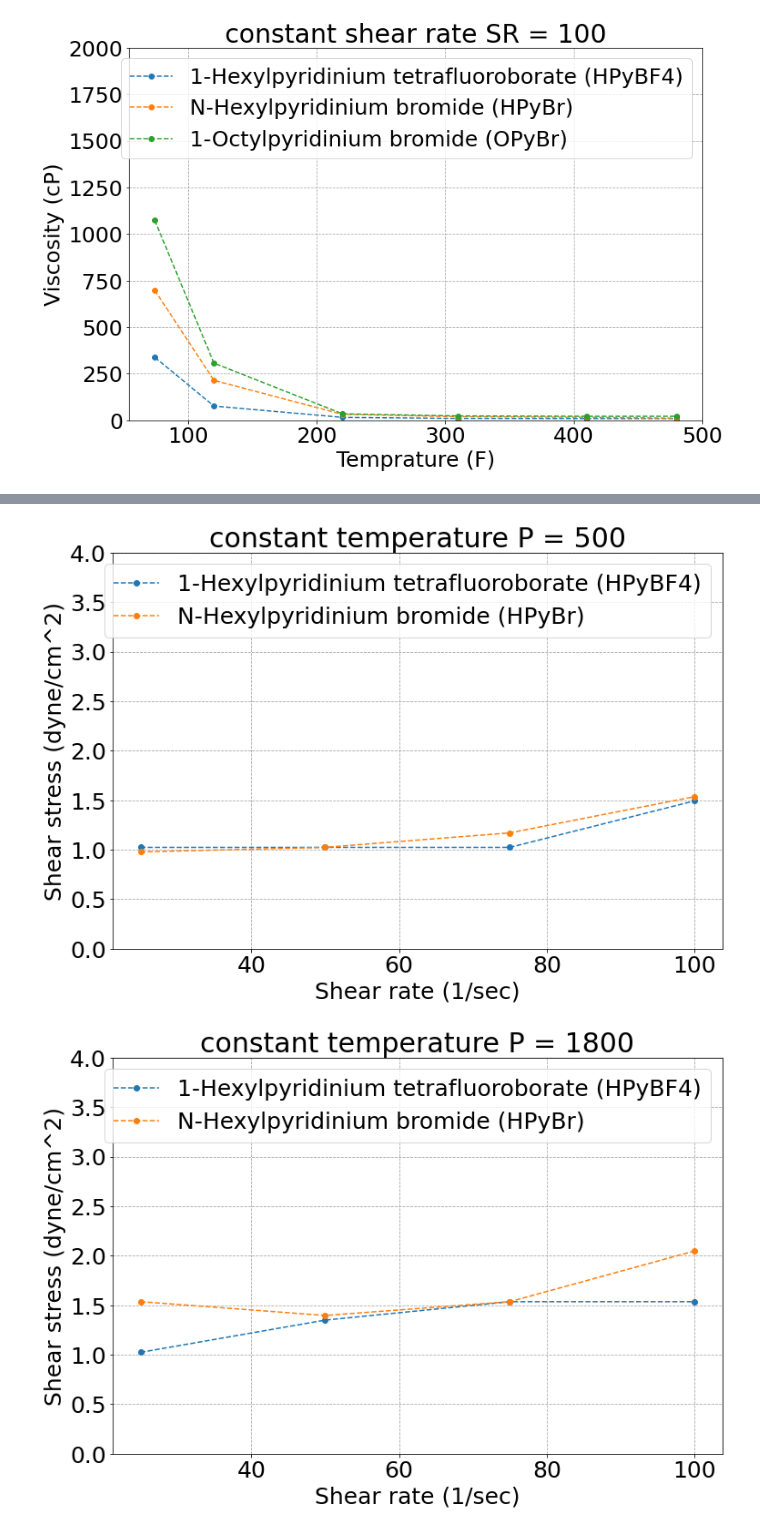
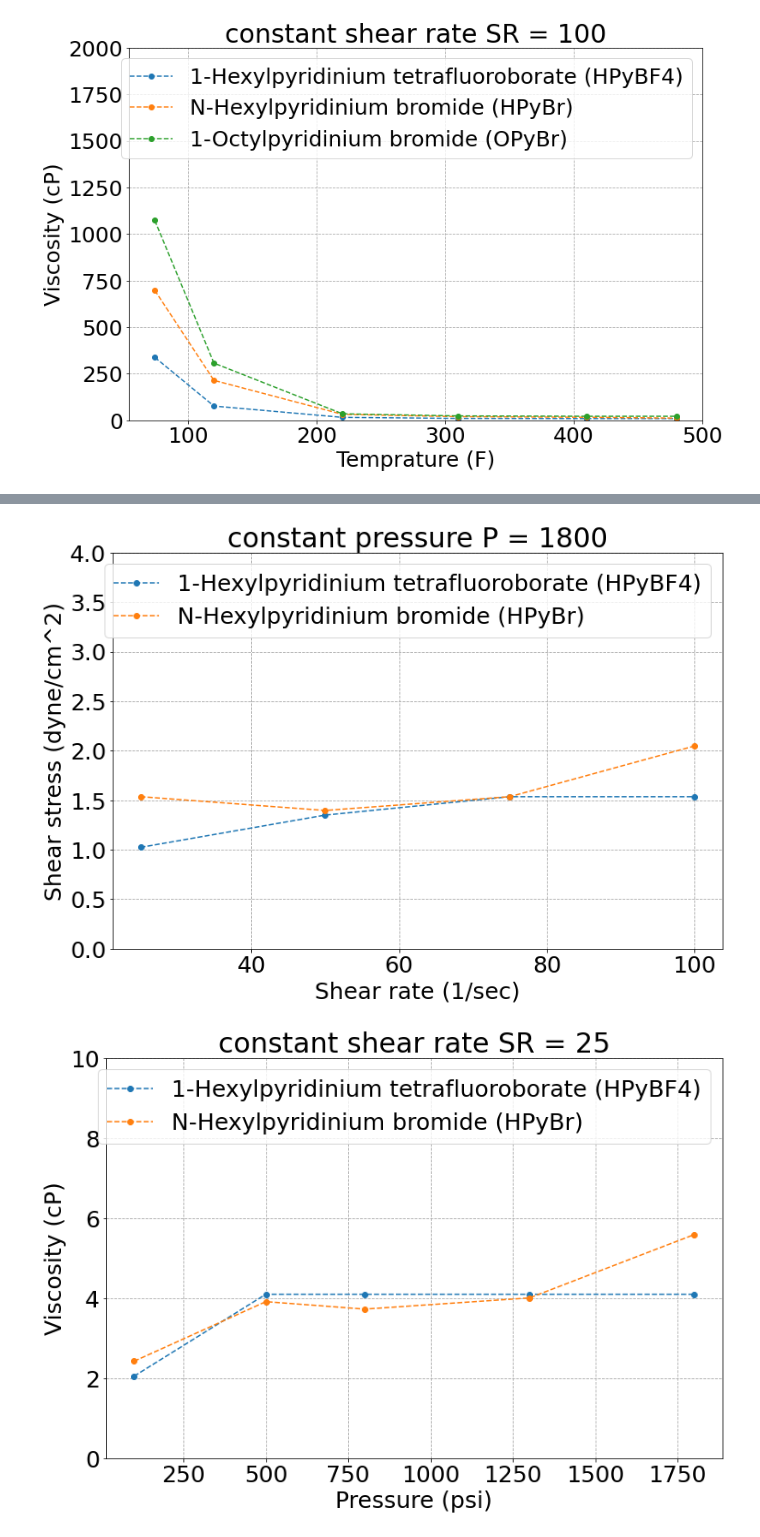
Before and after one commit to Atashnezhad/hpht, a Jupyter notebook: P05.ipynb, the cells around one changed output, grey strips where cells are left out. Saved outputs shown, nothing was run; the diff lists cells and outputs as text; code cells hidden in the pictures.

```diff
--- a/P05.ipynb
+++ b/P05.ipynb
@@ -190,31 +207,33 @@ obj = MyPlot()
 my_dict = obj.plot_data_4(
     data,
     il_names=["HPyBF4_CT", "HPyBr_CT"],
-    grouop_by_parameter=("P", 500),
+    grouop_by_parameter=("P", 1800),
     font_size=25,
     maping_dict=mapping_dict,
-    title="constant temperature",
+    title="constant pressure",
     y_lim=(0, 4),
     x_label="Shear rate (1/sec)",
     y_label="Shear stress (dyne/cm^2)",
 )
 # %% [output]
-[figure, old version]
+[figure, new version]
 # %%
 obj = MyPlot()
 my_dict = obj.plot_data_4(
     data,
     il_names=["HPyBF4_CT", "HPyBr_CT"],
-    grouop_by_parameter=("P", 1800),
+    grouop_by_parameter=("SR", 25),
+    x_parameter="P",
+    y_parameter="cP",
     font_size=25,
     maping_dict=mapping_dict,
-    title="constant temperature",
-    y_lim=(0, 4),
-    x_label="Shear rate (1/sec)",
-    y_label="Shear stress (dyne/cm^2)",
+    title="constant shear rate",
+    y_lim=(0, 10),
+    x_label="Pressure (psi)",
+    y_label="Viscosity (cP)",
 )
 # %% [output]
-[figure, old version]
+[figure, new version]
 # %%
 obj = MyPlot()
 my_dict = obj.plot_data_4(
```
Also changed, not shown: parts of 6 cells of this notebook, 2 other files.
